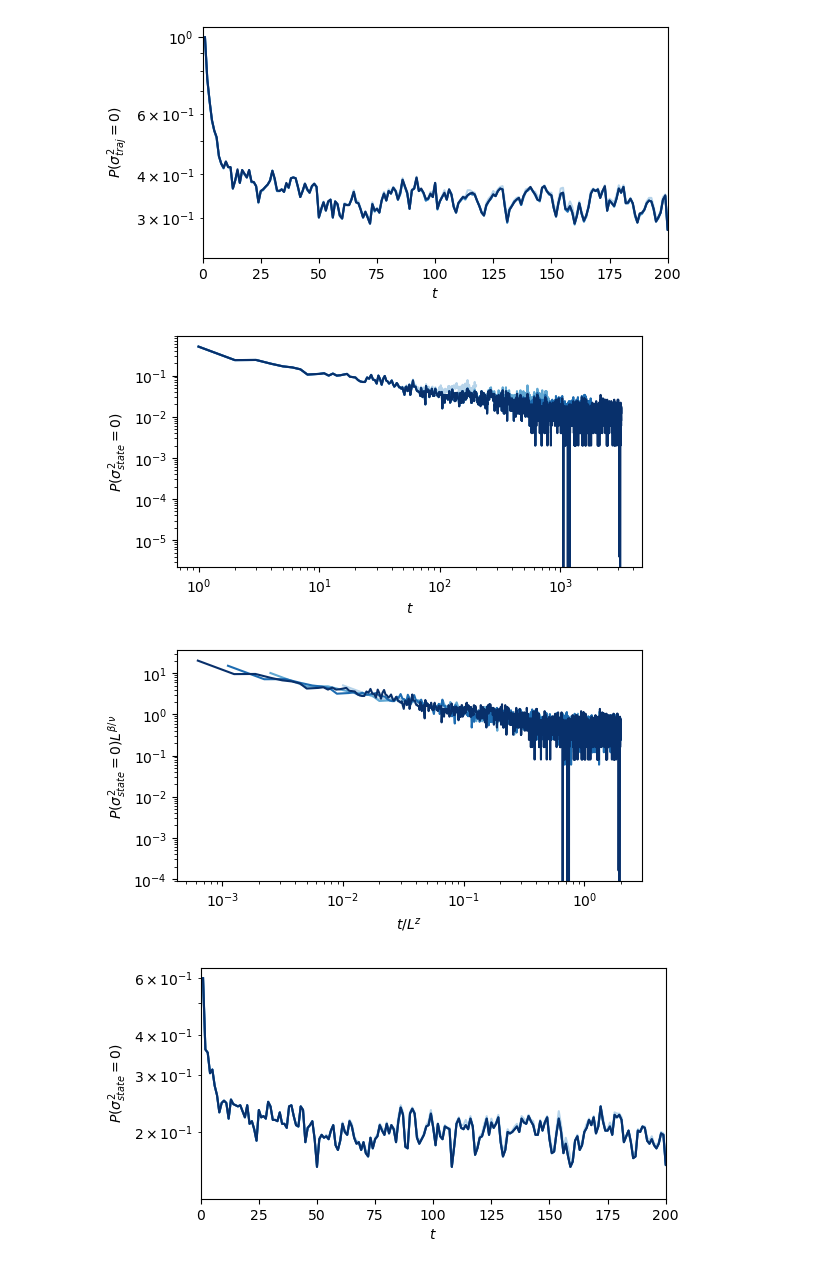
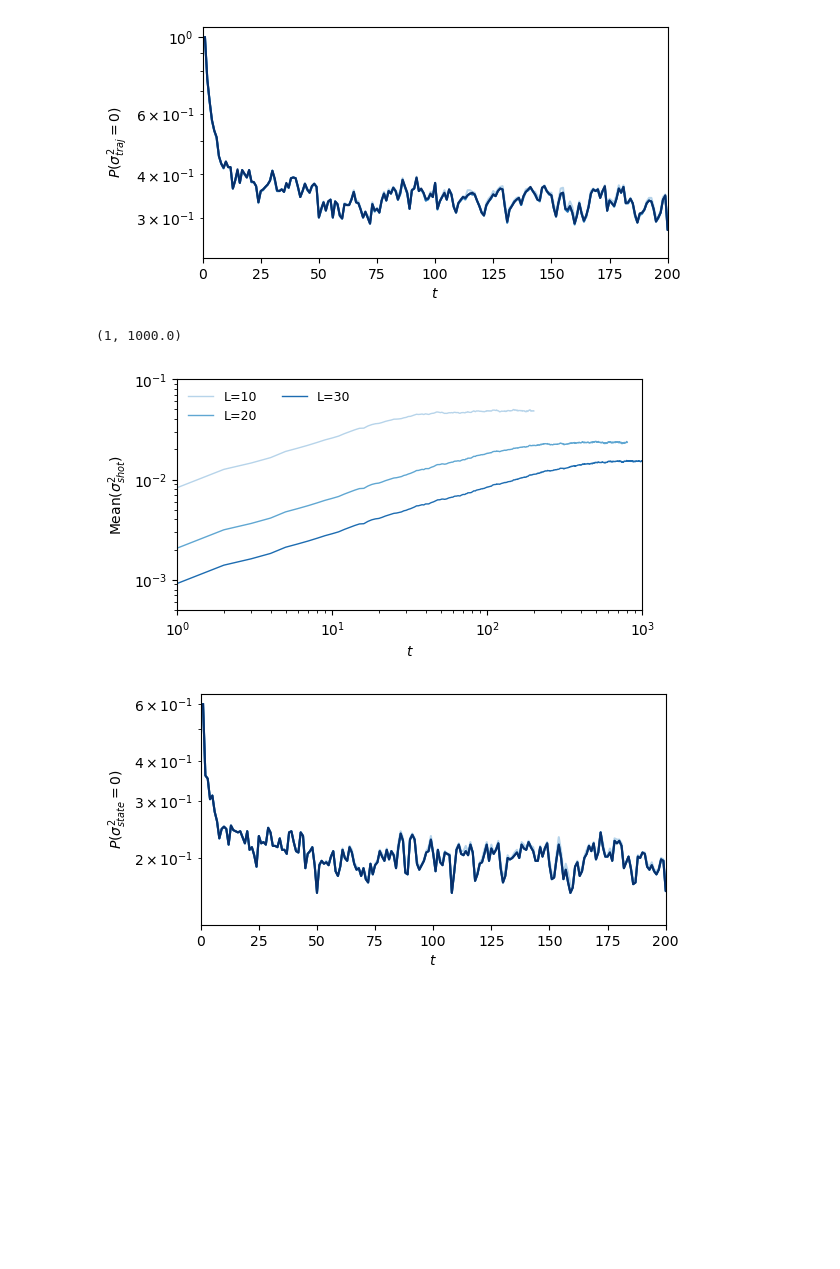
Before and after one commit to hainingpan/CT_MPS, a Jupyter notebook: FM_fluct_T.ipynb, the cells around one changed output. Saved outputs shown, nothing was run; the diff lists cells and outputs as text; code cells hidden in the pictures; blank space fills up the shorter version.

```diff
--- a/FM_fluct_T.ipynb
+++ b/FM_fluct_T.ipynb
@@ -11,2 +10,2 @@ from post_analysis_T_all import run
 # %%
-df = run(10,'O')
+df = run(10,'DW')
@@ -602,16 +693,23 @@ import pickle
 # %%
 traj_weight = {}
 state_weight = {}
+shot_weight = {}
 traj_mean = {}
 state_mean = {}
+shot_mean = {}
 traj_var = {}
 state_var = {}
-for L in [10,20,30,40]:
-    with open(f'traj_state_var_O_L{L}.pickle','rb') as f:
+shot_var = {}
+for L in [10,20,30]:
+# for L in [10,20,]:
+    with open(f'traj_state_var_O_L{L}.pickle.new','rb') as f:
         data2= pickle.load(f)
         traj_weight.update(data2['traj_weight'])
         state_weight.update(data2['state_weight'])
+        shot_weight.update(data2['shot_weight'])
         traj_mean.update(data2['traj_mean'])
         state_mean.update(data2['state_mean'])
+        shot_mean.update(data2['shot_mean'])
         traj_var.update(data2['traj_var'])
         state_var.update(data2['state_var'])
+        shot_var.update(data2['shot_var'])
@@ -630,11 +799,19 @@ plot_T(traj_weight, p=0.6, metric='weight', method='traj', xscale=None, xlim=(0,
 # %% [output]
 [figure]
 # %%
-plot_T(state_weight, p=0.5, metric='weight', method='state', )
-plot_T(state_weight, p=0.5, metric='weight', method='state', rescale=True, )
+# fig,ax=plt.subplots()
+plot_T(shot_mean, p=0.5, metric='mean', method='shot', L_list=[10,20,30],alpha_raw=1)
+plt.ylim(.5e-3,1e-1)
+plt.xlim(1,1e3)
+# plot_T(state_mean, p=0.5, metric='mean', method='state', ax=ax, L_list=[10,20,30],alpha_raw=1)
+# plot_T(traj_mean, p=0.5, metric='mean', method='traj', ax=ax, idxmin=2, L_list=[10,20,30],alpha_raw=1)
+# for L in [10,20,30,40]:
+#     ax.axhline(y= (2 + L)/(12 * L**3))
+#     print(f'L={L}, theoretical mean={ (2 + L)/(12 * L**3):.2e}')
+# plot_T(shot_mean, p=0.5, metric='mean', method='shot', rescale=True, )
 # %% [output]
+(1, 1000.0)
-[figure, old version]
+[figure, new version]
-[figure, removed]
 # %%
 plot_T(state_weight, p=0.6, metric='weight', method='state', xscale=None, xlim=(0,200))
 # %% [output]
```
Also changed, not shown: parts of 29 cells of this notebook, 6 other files.
